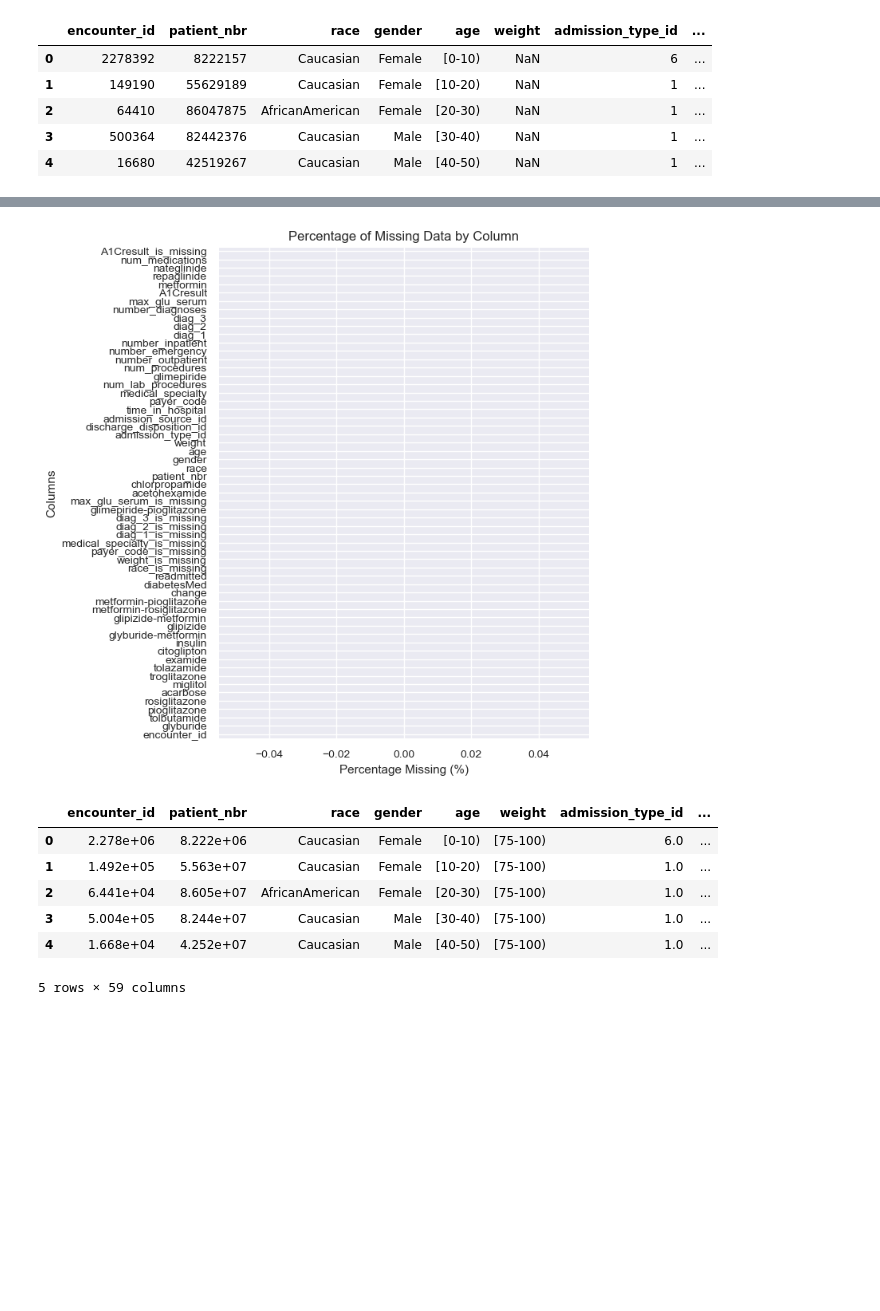
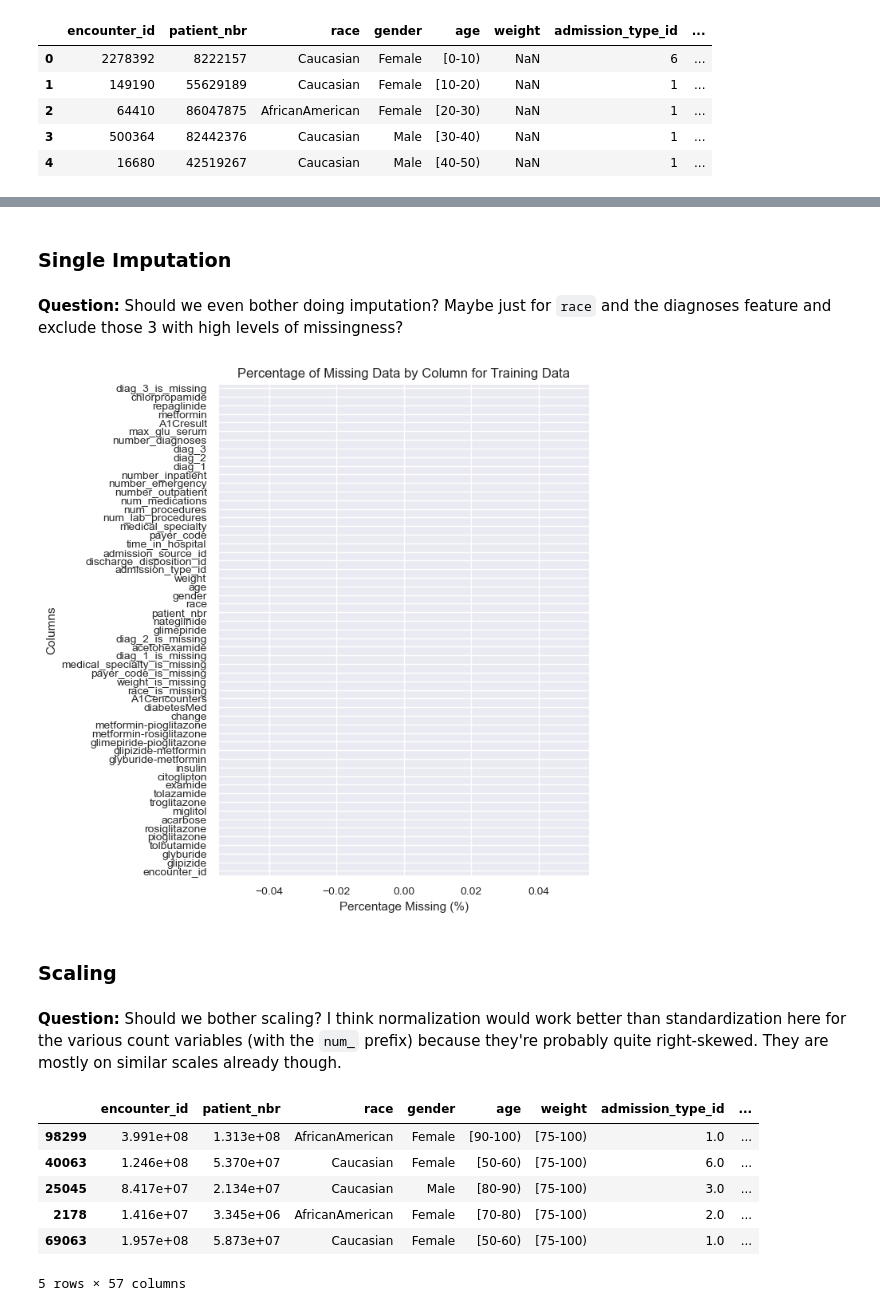
Before and after one commit to stevenworthington/cs109a_final_project, a Jupyter notebook: code/cs109a_MS3_EDA.ipynb, the cells around one changed output, grey strips where cells are left out. Cells and saved outputs as stored; diff of their text form; code cells hidden in the pictures; blank space fills up the shorter version.

```diff
--- a/code/cs109a_MS3_EDA.ipynb
+++ b/code/cs109a_MS3_EDA.ipynb
@@ -111,0 +150,4 @@ Shape of diabetic data: (101766, 50)
+# %%
+# create new HbA1c encounters feature (see paper)
+df = create_A1Cencounters(df)
+df['A1Cencounters'].value_counts() # sanity check
@@ -111,0 +161,5 @@ Shape of diabetic data: (101766, 50)
+# %%
+# change some glucose serum test result values
+df['max_glu_serum'] = df['max_glu_serum'].fillna('none')
+df['max_glu_serum'] = df['max_glu_serum'].replace('Norm', 'normal')
+df['max_glu_serum'].value_counts() # sanity check
@@ -111,0 +175,9 @@ Shape of diabetic data: (101766, 50)
+# %%
+X_train, X_test, y_train, y_test = train_test_split(
+    df.drop('readmitted', axis=1),
+    df['readmitted'],
+    train_size=0.8,
+    random_state=109
+)
+
+X_train.shape, X_test.shape, y_train.shape, y_test.shape
@@ -138,20 +274,28 @@ There are 9 columns that have missing values.
+# %% [markdown]
+### Single Imputation
+# %% [markdown]
+**Question:** Should we even bother doing imputation? Maybe just for `race` and the diagnoses feature and exclude those 3 with high levels of missingness?
 # %%
 # deal with missing data
-df_imp = handle_missing_data(df)
+X_train_imp = handle_missing_data(X_train)
 # %%
 # look at imputed data
-visualize_missingness(df_imp, figsize=(6, 8))
+visualize_missingness(X_train_imp, figsize=(6, 8))
 # %% [output]
-[figure, old version]
+[figure, new version]
+# %% [markdown]
+### Scaling
+# %% [markdown]
+**Question:** Should we bother scaling? I think normalization would work better than standardization here for the various count variables (with the `num_` prefix) because they're probably quite right-skewed. They are mostly on similar scales already though.
 # %%
-# standardize data
-df_std = scale_data(df_imp, ['time_in_hospital'])
-df_std.head()
+# standardize data (just an example)
+X_train_imp_std = scale_data(X_train_imp, ['time_in_hospital'])
+X_train_imp_std.head()
 # %% [output]
 |  | encounter_id | patient_nbr | race | gender | age | weight | admission_type_id | ... |
-| 0 | 2.278e+06 | 8.222e+06 | Caucasian | Female | [0-10) | [75-100) | 6.0 | ... |
-| 1 | 1.492e+05 | 5.563e+07 | Caucasian | Female | [10-20) | [75-100) | 1.0 | ... |
-| 2 | 6.441e+04 | 8.605e+07 | AfricanAmerican | Female | [20-30) | [75-100) | 1.0 | ... |
-| 3 | 5.004e+05 | 8.244e+07 | Caucasian | Male | [30-40) | [75-100) | 1.0 | ... |
-| 4 | 1.668e+04 | 4.252e+07 | Caucasian | Male | [40-50) | [75-100) | 1.0 | ... |
+| 98299 | 3.991e+08 | 1.313e+08 | AfricanAmerican | Female | [90-100) | [75-100) | 1.0 | ... |
+| 40063 | 1.246e+08 | 5.370e+07 | Caucasian | Female | [50-60) | [75-100) | 6.0 | ... |
+| 25045 | 8.417e+07 | 2.134e+07 | Caucasian | Male | [80-90) | [75-100) | 3.0 | ... |
+| 2178 | 1.416e+07 | 3.345e+06 | AfricanAmerican | Female | [70-80) | [75-100) | 2.0 | ... |
+| 69063 | 1.957e+08 | 5.873e+07 | Caucasian | Female | [50-60) | [75-100) | 1.0 | ... |
-5 rows × 59 columns
+5 rows × 57 columns
```
Also changed, not shown: parts of 21 cells of this notebook, 1 other file.
